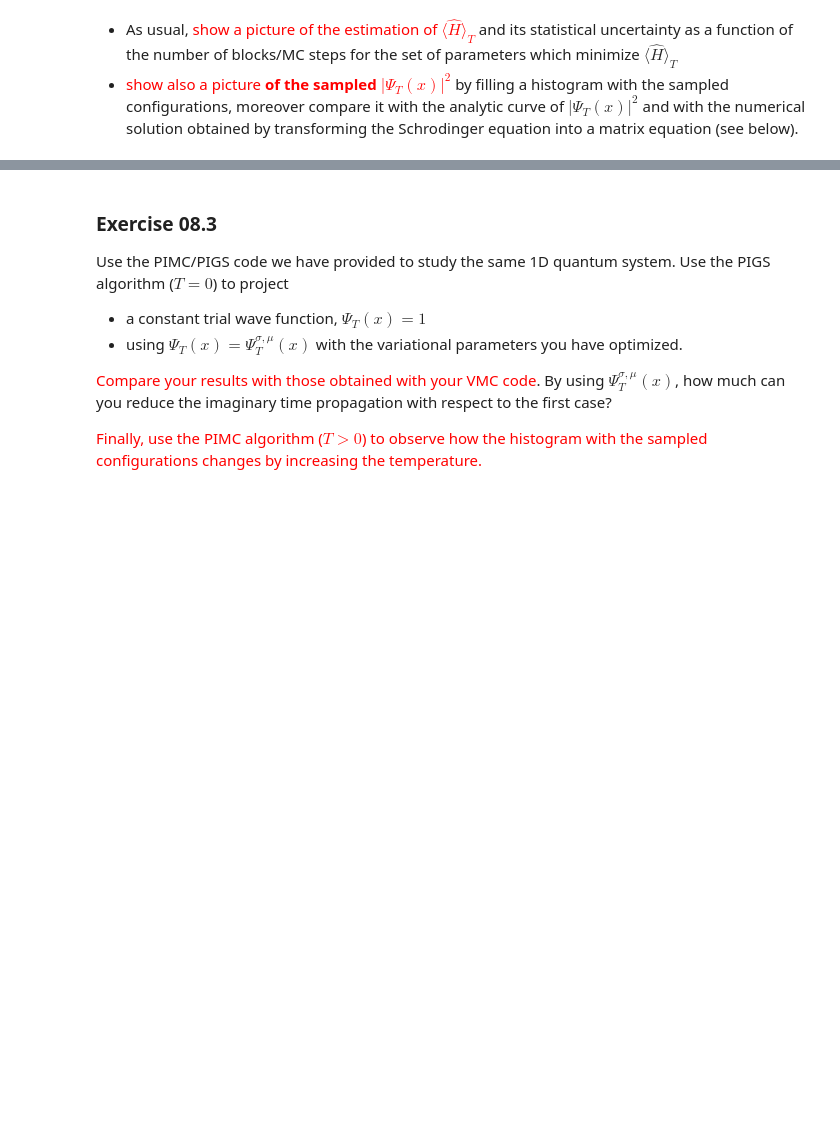
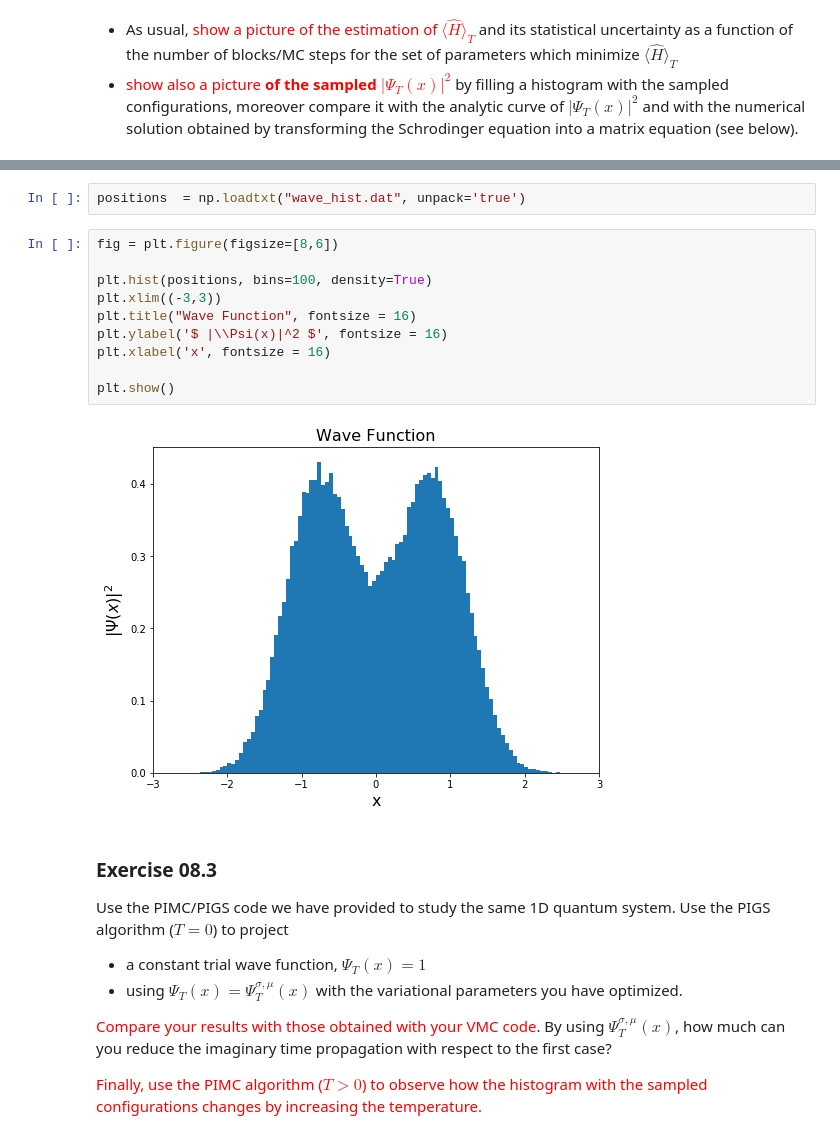
Before and after one commit to rcote98/LSN_exercise_delivery, a Jupyter notebook: esercitazione8/esercitazione8.ipynb, the cells around one changed output, grey strips where cells are left out. Drawn from its saved outputs; the diff is of its cells as text; blank space fills up the shorter version.

```diff
--- a/esercitazione8/esercitazione8.ipynb
+++ b/esercitazione8/esercitazione8.ipynb
@@ -140,3 +87,17 @@ $$
+# %%
+positions  = np.loadtxt("wave_hist.dat", unpack='true')
+# %%
+fig = plt.figure(figsize=[8,6])
+
+plt.hist(positions, bins=100, density=True)
+plt.xlim((-3,3))
+plt.title("Wave Function", fontsize = 16)
+plt.ylabel('$ |\\Psi(x)|^2 $', fontsize = 16)
+plt.xlabel('x', fontsize = 16)
+
+plt.show()
+# %% [output]
+[figure, added]
 # %% [markdown]
 ### Exercise 08.3
 
```
Also changed, not shown: parts of 17 cells of this notebook, 35 other files.
